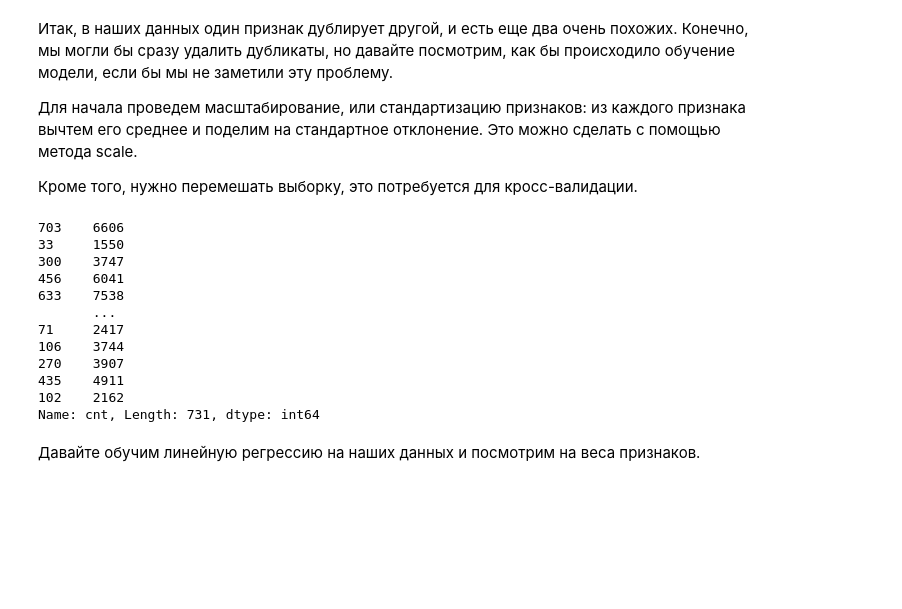
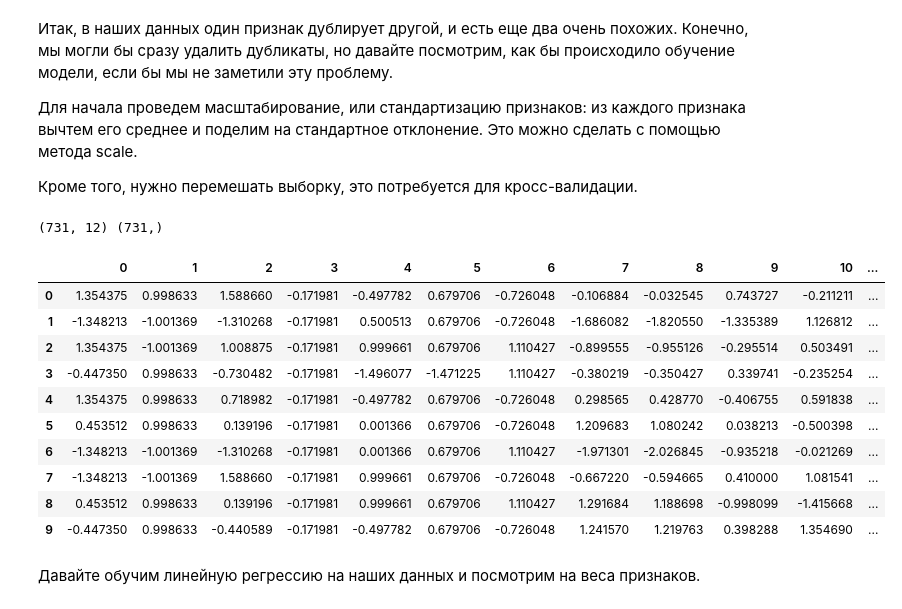
Before and after one commit to Ovick/Home-Tasks, a Jupyter notebook: Module_3.4/OverfittingHomeWork.ipynb, the cells around one changed output. Saved outputs shown, nothing was run; the diff lists cells and outputs as text; code cells hidden in the pictures; blank space fills up the shorter version.

```diff
--- a/Module_3.4/OverfittingHomeWork.ipynb
+++ b/Module_3.4/OverfittingHomeWork.ipynb
@@ -352,22 +352,23 @@ from sklearn.utils import shuffle
 # %%
 df_shuffled = shuffle(df, random_state=42)
 X = scale(df_shuffled[df_shuffled.columns[:-1]])
 y = df_shuffled["cnt"]
 
-print(y)
+print(X.shape, y.shape)
+pd.DataFrame(X).head(10)
 # %% [output]
-703    6606
-33     1550
-300    3747
-456    6041
-633    7538
-       ...
-71     2417
-106    3744
-270    3907
-435    4911
-102    2162
-Name: cnt, Length: 731, dtype: int64
+(731, 12) (731,)
+|  | 0 | 1 | 2 | 3 | 4 | 5 | 6 | 7 | 8 | 9 | 10 | ... |
+| 0 | 1.354375 | 0.998633 | 1.588660 | -0.171981 | -0.497782 | 0.679706 | -0.726048 | -0.106884 | -0.032545 | 0.743727 | -0.211211 | ... |
+| 1 | -1.348213 | -1.001369 | -1.310268 | -0.171981 | 0.500513 | 0.679706 | -0.726048 | -1.686082 | -1.820550 | -1.335389 | 1.126812 | ... |
+| 2 | 1.354375 | -1.001369 | 1.008875 | -0.171981 | 0.999661 | 0.679706 | 1.110427 | -0.899555 | -0.955126 | -0.295514 | 0.503491 | ... |
+| 3 | -0.447350 | 0.998633 | -0.730482 | -0.171981 | -1.496077 | -1.471225 | 1.110427 | -0.380219 | -0.350427 | 0.339741 | -0.235254 | ... |
+| 4 | 1.354375 | 0.998633 | 0.718982 | -0.171981 | -0.497782 | 0.679706 | -0.726048 | 0.298565 | 0.428770 | -0.406755 | 0.591838 | ... |
+| 5 | 0.453512 | 0.998633 | 0.139196 | -0.171981 | 0.001366 | 0.679706 | -0.726048 | 1.209683 | 1.080242 | 0.038213 | -0.500398 | ... |
+| 6 | -1.348213 | -1.001369 | -1.310268 | -0.171981 | 0.001366 | 0.679706 | 1.110427 | -1.971301 | -2.026845 | -0.935218 | -0.021269 | ... |
+| 7 | -1.348213 | -1.001369 | 1.588660 | -0.171981 | 0.999661 | 0.679706 | -0.726048 | -0.667220 | -0.594665 | 0.410000 | 1.081541 | ... |
+| 8 | 0.453512 | 0.998633 | 0.139196 | -0.171981 | 0.999661 | 0.679706 | 1.110427 | 1.291684 | 1.188698 | -0.998099 | -1.415668 | ... |
+| 9 | -0.447350 | 0.998633 | -0.440589 | -0.171981 | -0.497782 | 0.679706 | -0.726048 | 1.241570 | 1.219763 | 0.398288 | 1.354690 | ... |
 # %% [markdown]
 Давайте обучим линейную регрессию на наших данных и посмотрим на веса признаков.
 # %%
```
Also changed, not shown: parts of 20 cells of this notebook.
